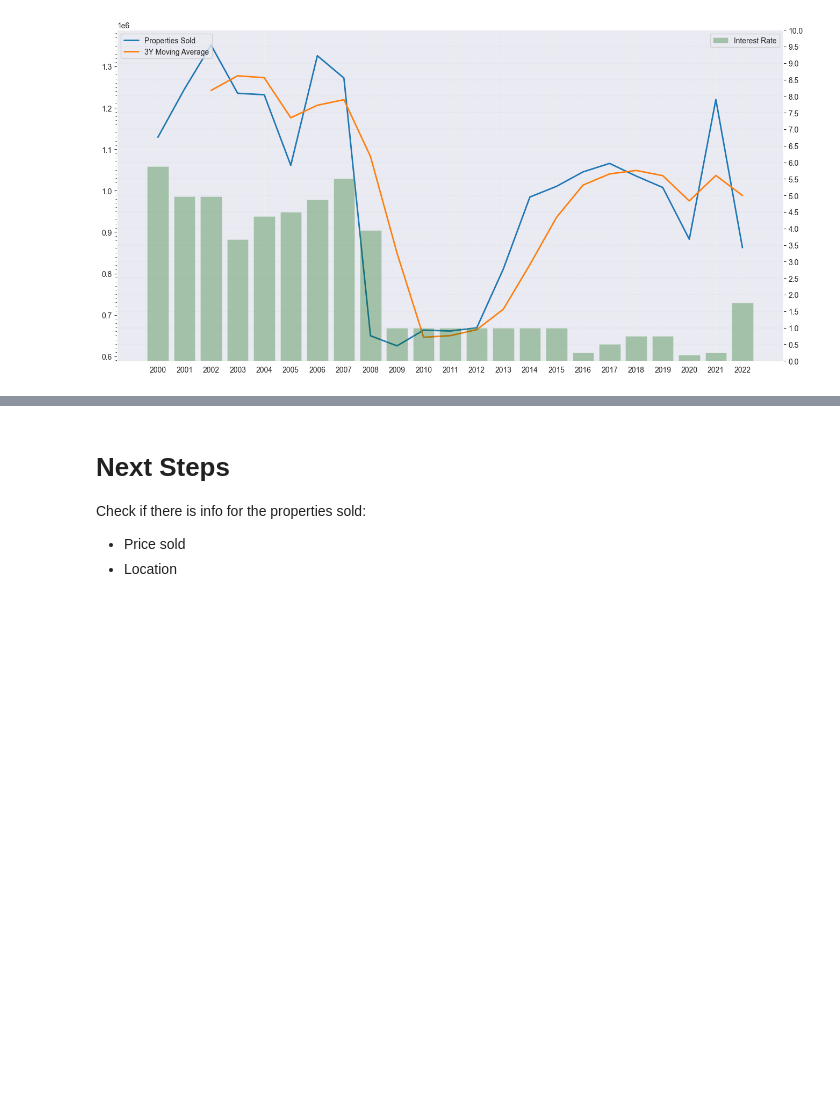
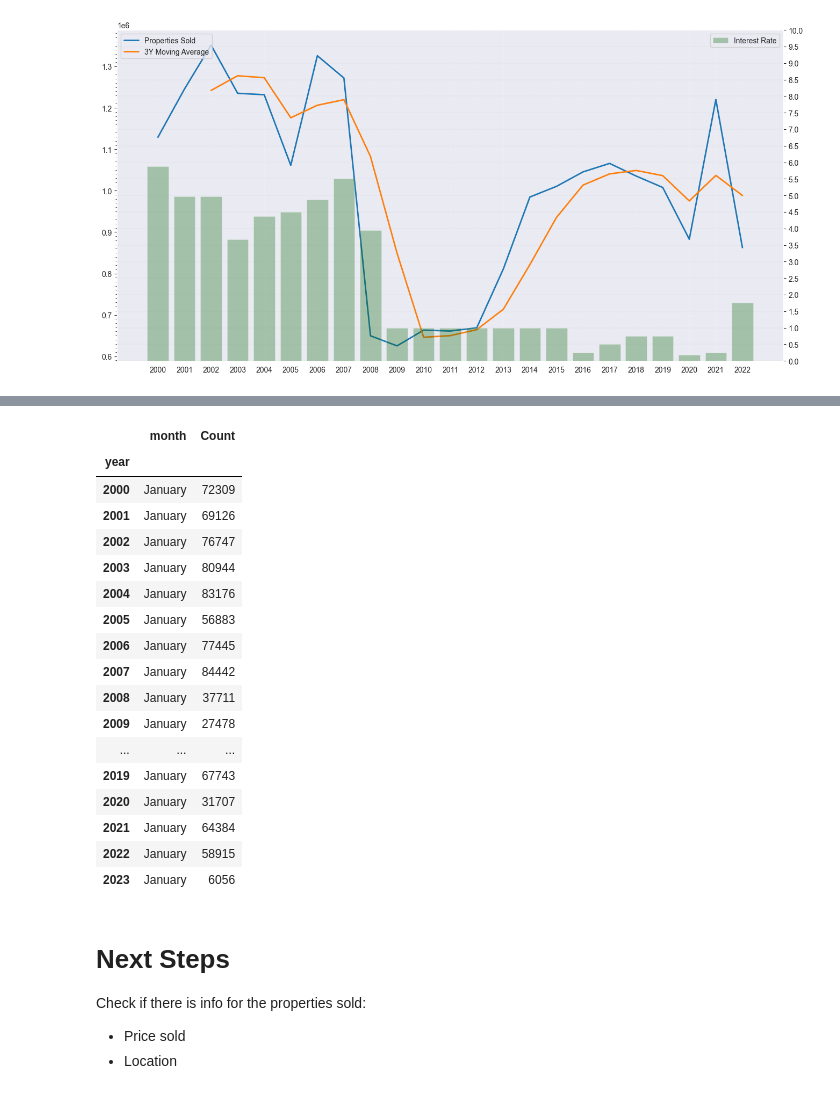
Before and after one commit to Dan-Mihaylov/Economic-Data-Analysis, a Jupyter notebook: uk_house_market_data_analysis.ipynb, the cells around one changed output, grey strips where cells are left out. Saved outputs shown, nothing was run; the diff lists cells and outputs as text; code cells hidden in the pictures; blank space fills up the shorter version.

Commit message:
Average Best Worst Months
Finding out the average sales per year, the best and the worst months per year, for the time period of 2000 to 2022

```diff
--- a/uk_house_market_data_analysis.ipynb
+++ b/uk_house_market_data_analysis.ipynb
@@ -304 +315,55 @@ axis_two.legend(loc=0)
+# %%
+import calendar
+# calendar.month_name[int(month_number)]
+
+monthly_sales_grouped_for_20_years_period = sales_data_20_years.groupby(sales_data_20_years['date_of_sale'].str[:7]).size().reset_index(name='Count')
+
+
+average_sales_per_year = (
+    monthly_sales_grouped_for_20_years_period
+    .groupby(
+        monthly_sales_grouped_for_20_years_period['date_of_sale'].str[:4]
+    )['Count']
+    .mean().to_frame()
+)
+average_sales_per_year.index.name = 'year'
+
+best_performing_month_per_year = (
+    monthly_sales_grouped_for_20_years_period
+    .groupby(
+        monthly_sales_grouped_for_20_years_period['date_of_sale'].str[:4]
+    ).max().rename(columns={'date_of_sale': 'month'})
+)
+best_performing_month_per_year.index.name = 'year'
+
+worst_performing_month_per_year = (
+    monthly_sales_grouped_for_20_years_period
+    .groupby(
+        monthly_sales_grouped_for_20_years_period['date_of_sale'].str[:4]
+    ).min().rename(columns={'date_of_sale': 'month'})
+)
+worst_performing_month_per_year.index.name = 'year'
+# cleaning the data in the 'month' column to say the month, not half the string of the datetime
+worst_performing_month_per_year['month'] = (
+    worst_performing_month_per_year['month'].apply(lambda i: calendar.month_name[int(i[5:7])])
+)
+# %% [output]
+|  | month | Count |
+| year |  |  |
+| 2000 | January | 72309 |
+| 2001 | January | 69126 |
+| 2002 | January | 76747 |
+| 2003 | January | 80944 |
+| 2004 | January | 83176 |
+| 2005 | January | 56883 |
+| 2006 | January | 77445 |
+| 2007 | January | 84442 |
+| 2008 | January | 37711 |
+| 2009 | January | 27478 |
+| ... | ... | ... |
+| 2019 | January | 67743 |
+| 2020 | January | 31707 |
+| 2021 | January | 64384 |
+| 2022 | January | 58915 |
+| 2023 | January | 6056 |
 # %% [markdown]
```
Also changed, not shown: parts of 2 cells of this notebook.
